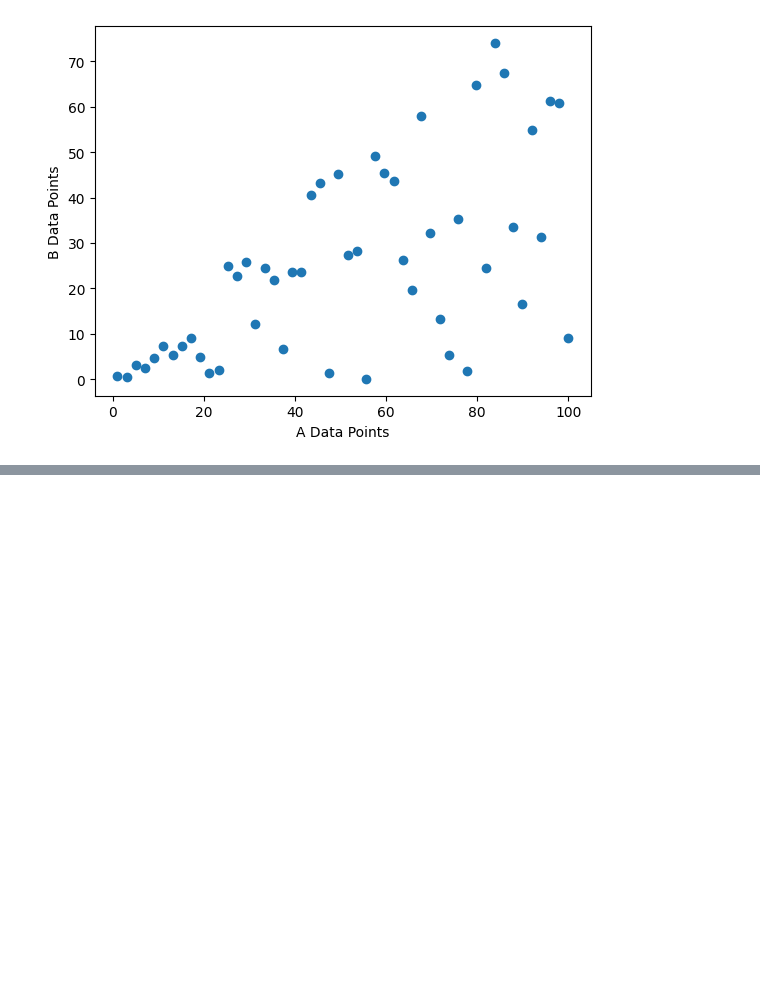
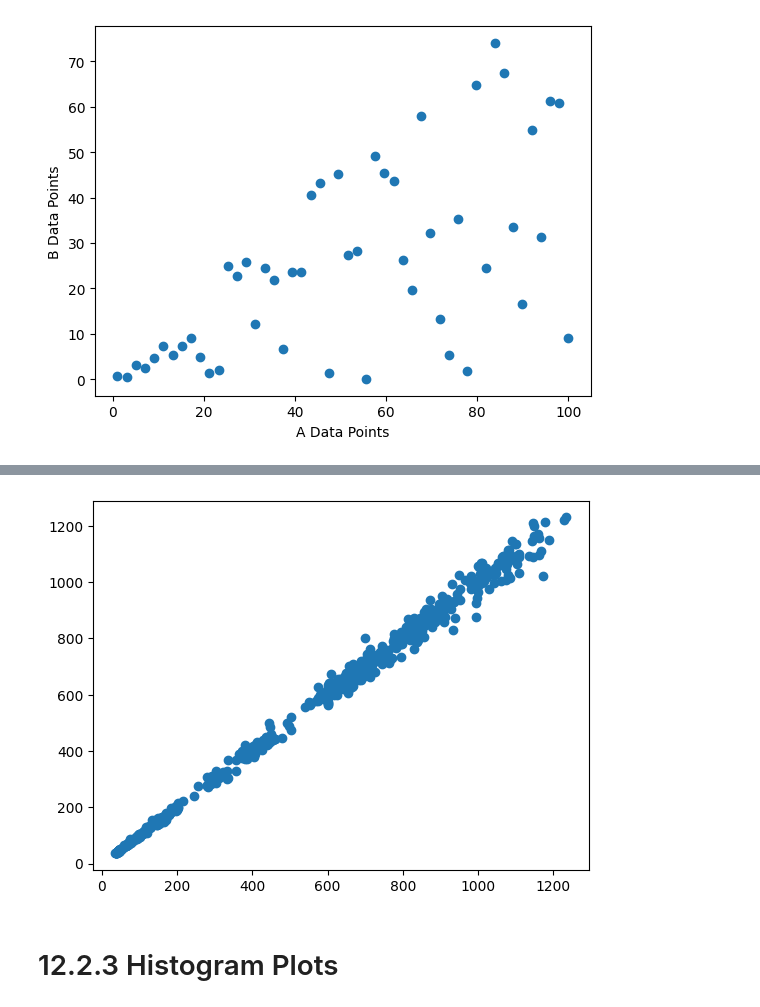
Before and after one commit to gr8bipin/python_basics_finance, a Jupyter notebook: matplotlib.ipynb, the cells around one changed output, grey strips where cells are left out. Saved outputs shown, nothing was run; the diff lists cells and outputs as text; code cells hidden in the pictures; blank space fills up the shorter version.

```diff
--- a/matplotlib.ipynb
+++ b/matplotlib.ipynb
@@ -622,0 +696,6 @@ plt.show()
+# %%
+# Method 2
+plt.scatter(x=data['Open'], y=data['Close'])
+plt.show()
+# %% [output]
+[figure, added]
@@ -622,0 +706,2 @@ plt.show()
+# %% [markdown]
+# 12.2.3 Histogram Plots
```
Also changed, not shown: parts of 29 cells of this notebook.
